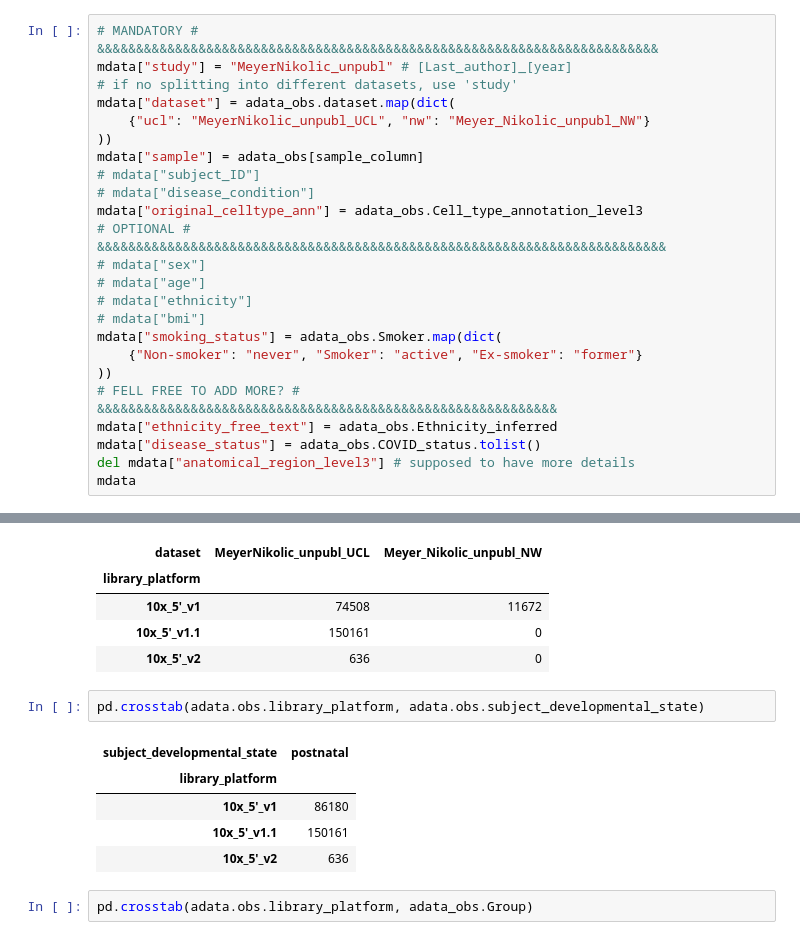
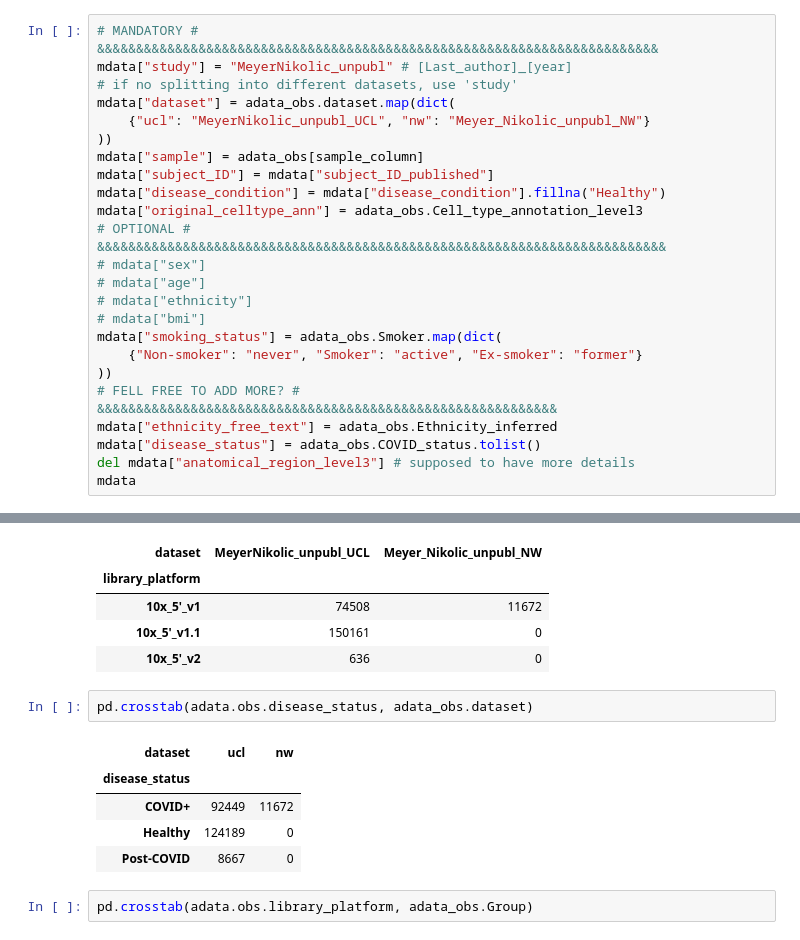
Before and after one commit to LungCellAtlas/HLCA_reproducibility, a Jupyter notebook: notebooks/3_atlas_extension/HLCA_extension_data_preprocessing/MeyerNikolic_unpubl.ipynb, the cells around one changed output, grey strips where cells are left out. Drawn from its saved outputs; the diff is of its cells as text.

Commit message:
New datasets update
Some work on harmonising metadata

```diff
--- a/notebooks/3_atlas_extension/HLCA_extension_data_preprocessing/MeyerNikolic_unpubl.ipynb
+++ b/notebooks/3_atlas_extension/HLCA_extension_data_preprocessing/MeyerNikolic_unpubl.ipynb
@@ -216,8 +216,8 @@ mdata["dataset"] = adata_obs.dataset.map(dict(
     {"ucl": "MeyerNikolic_unpubl_UCL", "nw": "Meyer_Nikolic_unpubl_NW"}
 ))
 mdata["sample"] = adata_obs[sample_column]
-# mdata["subject_ID"]
-# mdata["disease_condition"]
+mdata["subject_ID"] = mdata["subject_ID_published"]
+mdata["disease_condition"] = mdata["disease_condition"].fillna("Healthy")
 mdata["original_celltype_ann"] = adata_obs.Cell_type_annotation_level3
 # OPTIONAL # &&&&&&&&&&&&&&&&&&&&&&&&&&&&&&&&&&&&&&&&&&&&&&&&&&&&&&&&&&&&&&&&&&&&&&&&&
 # mdata["sex"]
@@ -333,13 +333,13 @@ pd.crosstab(adata.obs.library_platform, adata.obs.dataset)
 | 10x_5'_v1.1 | 150161 | 0 |
 | 10x_5'_v2 | 636 | 0 |
 # %%
-pd.crosstab(adata.obs.library_platform, adata.obs.subject_developmental_state)
+pd.crosstab(adata.obs.disease_status, adata_obs.dataset)
 # %% [output]
-| subject_developmental_state | postnatal |
-| library_platform |  |
-| 10x_5'_v1 | 86180 |
-| 10x_5'_v1.1 | 150161 |
-| 10x_5'_v2 | 636 |
+| dataset | ucl | nw |
+| disease_status |  |  |
+| COVID+ | 92449 | 11672 |
+| Healthy | 124189 | 0 |
+| Post-COVID | 8667 | 0 |
 # %%
 pd.crosstab(adata.obs.library_platform, adata_obs.Group)
 # %% [output]
```
Also changed, not shown: parts of 6 cells of this notebook, 5 other files.
